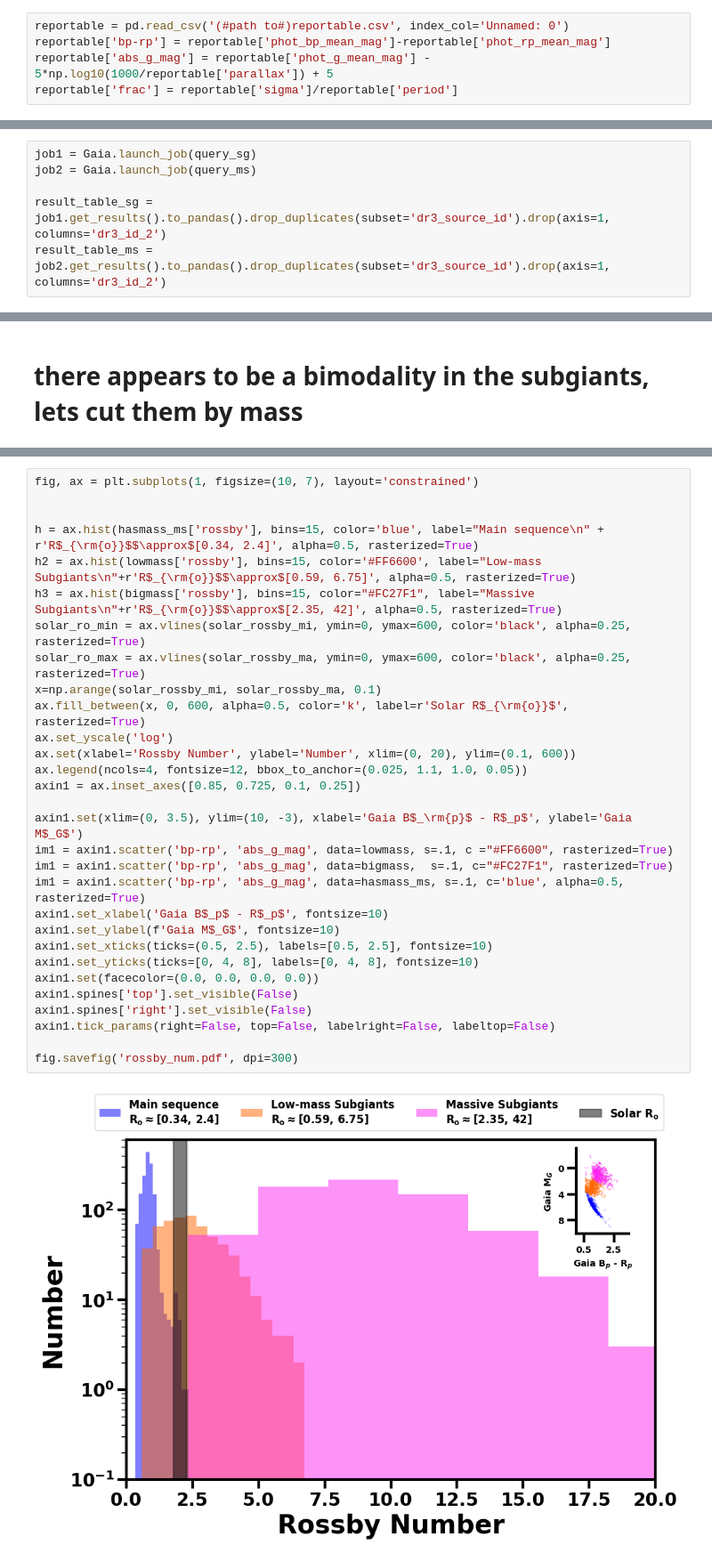
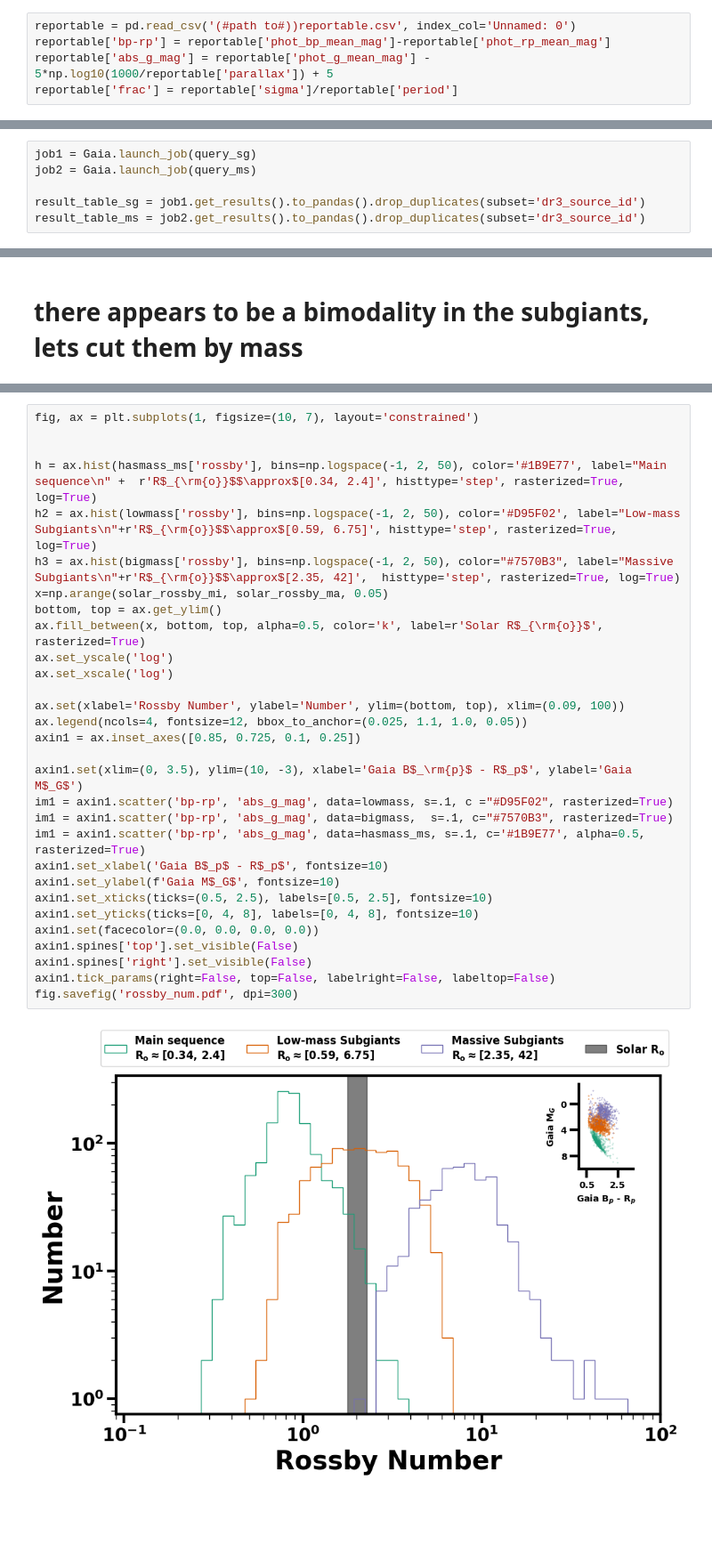
Before and after one commit to m-schochet/asas-sn-cnn, a Jupyter notebook: plots/rossby.ipynb, the cells around one changed output, grey strips where cells are left out. Shown: that part at 89% size. Drawn from its saved outputs; the diff is of its cells as text; blank space fills up the shorter version.

Commit message:
adjust figures for colorblind friendliness

```diff
--- a/plots/rossby.ipynb
+++ b/plots/rossby.ipynb
@@ -18,7 +18,7 @@ def set_rcparams():
     return
 set_rcparams()
 # %%
-reportable = pd.read_csv('(#path to#)reportable.csv', index_col='Unnamed: 0')
+reportable = pd.read_csv('(#path to#))reportable.csv', index_col='Unnamed: 0')
 reportable['bp-rp'] = reportable['phot_bp_mean_mag']-reportable['phot_rp_mean_mag']
 reportable['abs_g_mag'] = reportable['phot_g_mean_mag'] - 5*np.log10(1000/reportable['parallax']) + 5
 reportable['frac'] = reportable['sigma']/reportable['period']
@@ -38,8 +38,8 @@ query_ms = f"SELECT gsource.source_id AS dr3_source_id, gsource.mass_flame, gsou
 job1 = Gaia.launch_job(query_sg)
 job2 = Gaia.launch_job(query_ms)
 
-result_table_sg = job1.get_results().to_pandas().drop_duplicates(subset='dr3_source_id').drop(axis=1, columns='dr3_id_2')
-result_table_ms = job2.get_results().to_pandas().drop_duplicates(subset='dr3_source_id').drop(axis=1, columns='dr3_id_2')
+result_table_sg = job1.get_results().to_pandas().drop_duplicates(subset='dr3_source_id')
+result_table_ms = job2.get_results().to_pandas().drop_duplicates(subset='dr3_source_id')
 # %%
 merged_sg = pd.merge(nonoscillators, result_table_sg, on='dr3_source_id', how='inner')
 merged_ms = pd.merge(nonoscillators, result_table_ms, on='dr3_source_id', how='inner')
@@ -115,32 +111,32 @@ hasmass_ms #1470 total
 # %%
 fig, ax = plt.subplots(1, figsize=(10, 7), layout='constrained')
 
 
-h = ax.hist(hasmass_ms['rossby'], bins=15, color='blue', label="Main sequence\n" +  r'R$_{\rm{o}}$$\approx$[0.34, 2.4]', alpha=0.5, rasterized=True)
-h2 = ax.hist(lowmass['rossby'], bins=15, color='#FF6600', label="Low-mass Subgiants\n"+r'R$_{\rm{o}}$$\approx$[0.59, 6.75]', alpha=0.5, rasterized=True)
-h3 = ax.hist(bigmass['rossby'], bins=15, color="#FC27F1", label="Massive Subgiants\n"+r'R$_{\rm{o}}$$\approx$[2.35, 42]', alpha=0.5, rasterized=True)
-solar_ro_min = ax.vlines(solar_rossby_mi, ymin=0, ymax=600, color='black', alpha=0.25, rasterized=True)
-solar_ro_max = ax.vlines(solar_rossby_ma, ymin=0, ymax=600, color='black', alpha=0.25, rasterized=True)
-x=np.arange(solar_rossby_mi, solar_rossby_ma, 0.1)
-ax.fill_between(x, 0, 600, alpha=0.5, color='k', label=r'Solar R$_{\rm{o}}$', rasterized=True)
+h = ax.hist(hasmass_ms['rossby'], bins=np.logspace(-1, 2, 50), color='#1B9E77', label="Main sequence\n" +  r'R$_{\rm{o}}$$\approx$[0.34, 2.4]', histtype='step', rasterized=True, log=True)
+h2 = ax.hist(lowmass['rossby'], bins=np.logspace(-1, 2, 50), color='#D95F02', label="Low-mass Subgiants\n"+r'R$_{\rm{o}}$$\approx$[0.59, 6.75]', histtype='step', rasterized=True, log=True)
+h3 = ax.hist(bigmass['rossby'], bins=np.logspace(-1, 2, 50), color="#7570B3", label="Massive Subgiants\n"+r'R$_{\rm{o}}$$\approx$[2.35, 42]',  histtype='step', rasterized=True, log=True)
+x=np.arange(solar_rossby_mi, solar_rossby_ma, 0.05)
+bottom, top = ax.get_ylim()
+ax.fill_between(x, bottom, top, alpha=0.5, color='k', label=r'Solar R$_{\rm{o}}$', rasterized=True)
 ax.set_yscale('log')
-ax.set(xlabel='Rossby Number', ylabel='Number', xlim=(0, 20), ylim=(0.1, 600))
+ax.set_xscale('log')
+
+ax.set(xlabel='Rossby Number', ylabel='Number', ylim=(bottom, top), xlim=(0.09, 100))
 ax.legend(ncols=4, fontsize=12, bbox_to_anchor=(0.025, 1.1, 1.0, 0.05))
 axin1 = ax.inset_axes([0.85, 0.725, 0.1, 0.25])
 
 axin1.set(xlim=(0, 3.5), ylim=(10, -3), xlabel='Gaia B$_\rm{p}$ - R$_p$', ylabel='Gaia M$_G$')
-im1 = axin1.scatter('bp-rp', 'abs_g_mag', data=lowmass, s=.1, c ="#FF6600", rasterized=True)
-im1 = axin1.scatter('bp-rp', 'abs_g_mag', data=bigmass,  s=.1, c="#FC27F1", rasterized=True)
-im1 = axin1.scatter('bp-rp', 'abs_g_mag', data=hasmass_ms, s=.1, c='blue', alpha=0.5, rasterized=True)
+im1 = axin1.scatter('bp-rp', 'abs_g_mag', data=lowmass, s=.1, c ="#D95F02", rasterized=True)
+im1 = axin1.scatter('bp-rp', 'abs_g_mag', data=bigmass,  s=.1, c="#7570B3", rasterized=True)
+im1 = axin1.scatter('bp-rp', 'abs_g_mag', data=hasmass_ms, s=.1, c='#1B9E77', alpha=0.5, rasterized=True)
 axin1.set_xlabel('Gaia B$_p$ - R$_p$', fontsize=10)
 axin1.set_ylabel(f'Gaia M$_G$', fontsize=10)
 axin1.set_xticks(ticks=(0.5, 2.5), labels=[0.5, 2.5], fontsize=10)
 axin1.set_yticks(ticks=[0, 4, 8], labels=[0, 4, 8], fontsize=10)
 axin1.set(facecolor=(0.0, 0.0, 0.0, 0.0))
 axin1.spines['top'].set_visible(False)
 axin1.spines['right'].set_visible(False)
 axin1.tick_params(right=False, top=False, labelright=False, labeltop=False)
-
 fig.savefig('rossby_num.pdf', dpi=300)
 # %% [output]
-[figure, old version]
+[figure, new version]
```
Also changed, not shown: parts of 3 cells of this notebook, 3 other files.
